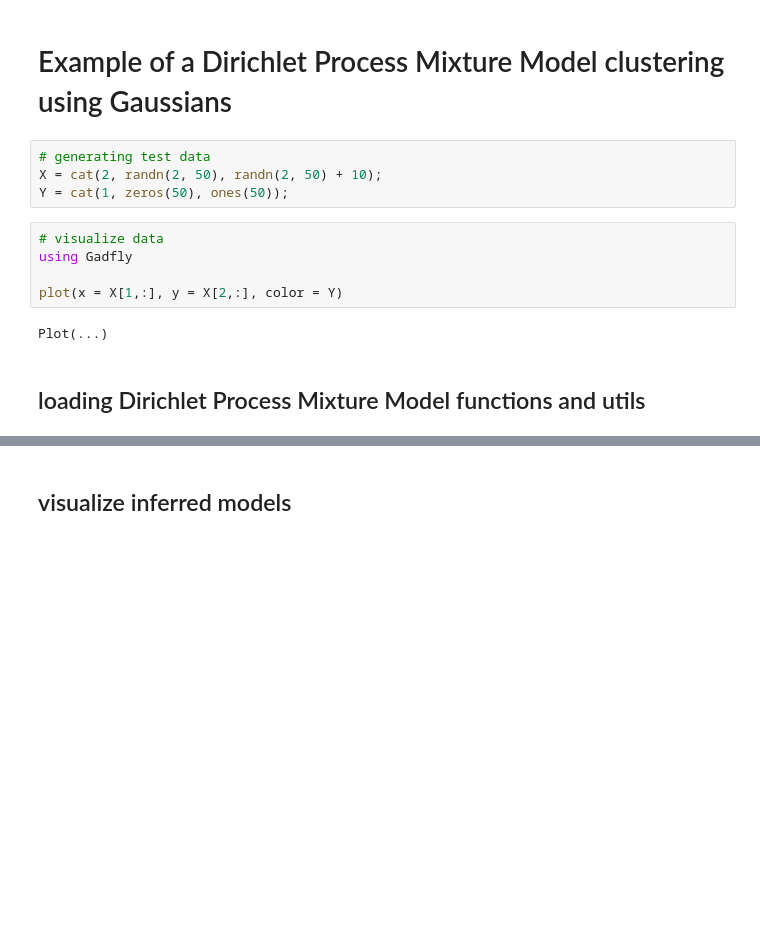
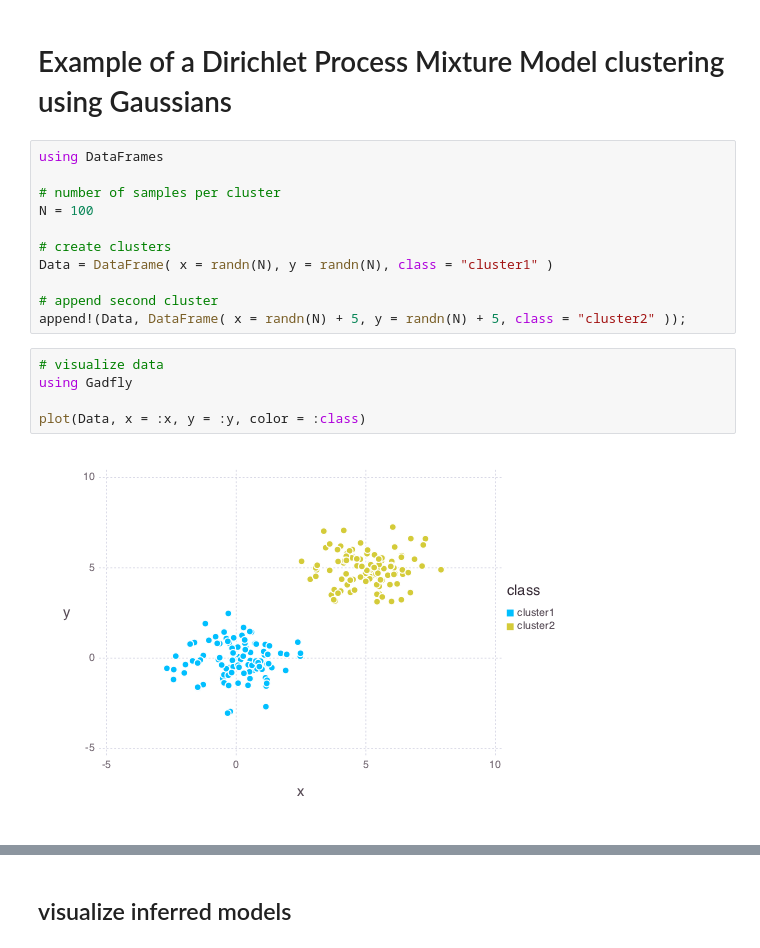
Before and after one commit to trappmartin/BNP.jl, a Jupyter notebook: demos/Dirichlet Process Mixture Model.ipynb, the cells around one changed output, grey strips where cells are left out. Cells and saved outputs as stored; diff of their text form; blank space fills up the shorter version.

```diff
--- a/demos/Dirichlet Process Mixture Model.ipynb
+++ b/demos/Dirichlet Process Mixture Model.ipynb
@@ -1,15 +1,20 @@
 # %% [markdown]
 # Example of a Dirichlet Process Mixture Model clustering using Gaussians
-# %%
-# generating test data
-X = cat(2, randn(2, 50), randn(2, 50) + 10);
-Y = cat(1, zeros(50), ones(50));
+# %%
+using DataFrames
+
+# number of samples per cluster
+N = 100
+
+# create clusters
+Data = DataFrame( x = randn(N), y = randn(N), class = "cluster1" )
+
+# append second cluster
+append!(Data, DataFrame( x = randn(N) + 5, y = randn(N) + 5, class = "cluster2" ));
 # %%
 # visualize data
 using Gadfly
 
-plot(x = X[1,:], y = X[2,:], color = Y)
+plot(Data, x = :x, y = :y, color = :class)
 # %% [output]
-Plot(...)
+[figure, added]
-# %% [markdown]
-## loading Dirichlet Process Mixture Model functions and utils
```
Also changed, not shown: parts of 8 cells of this notebook, 6 other files.
